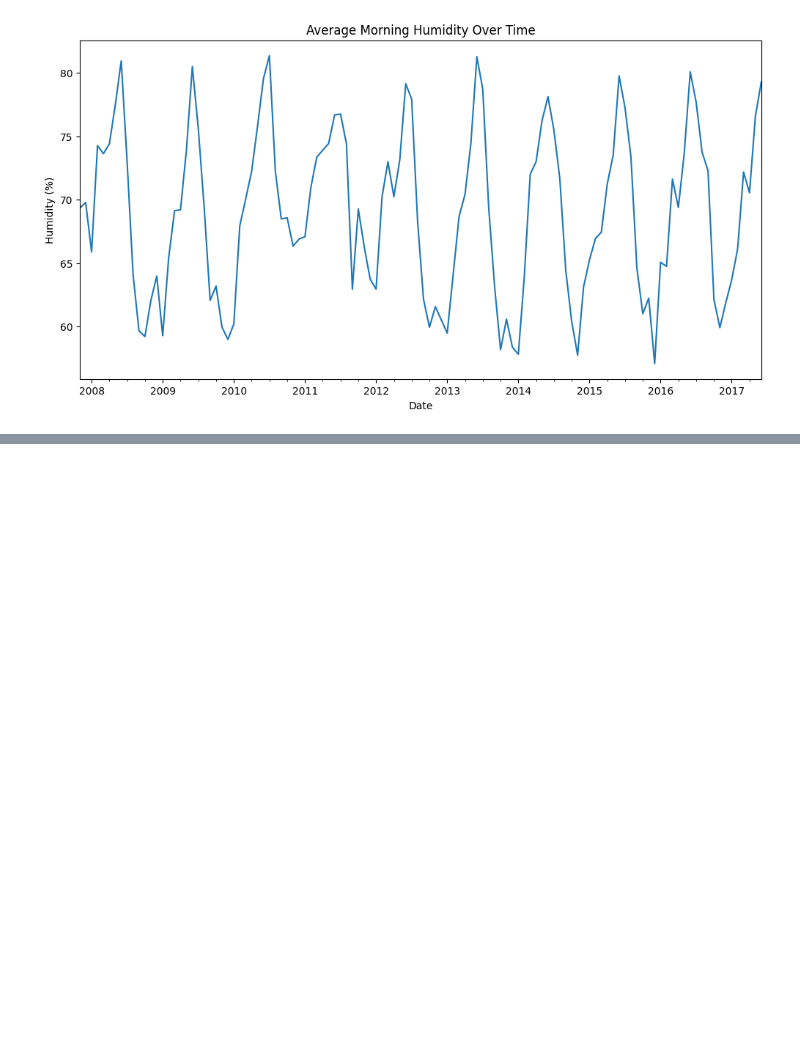
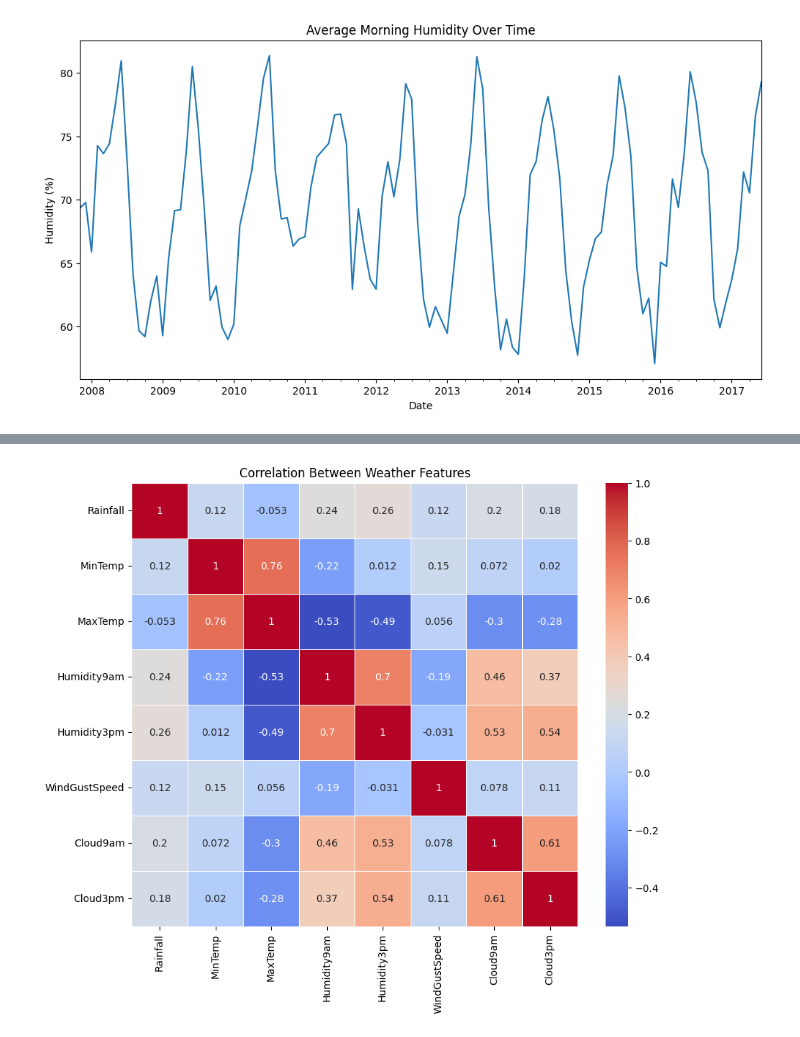
Before and after one commit to ibrahim-m-25/australianrainn, a Jupyter notebook: tcs.ipynb, the cells around one changed output, grey strips where cells are left out. Saved outputs shown, nothing was run; the diff lists cells and outputs as text; code cells hidden in the pictures; blank space fills up the shorter version.

```diff
--- a/tcs.ipynb
+++ b/tcs.ipynb
@@ -62,0 +77,9 @@ plt.show()
+# %%
+num_df = df[['Rainfall', 'MinTemp', 'MaxTemp', 'Humidity9am', 'Humidity3pm',
+             'WindGustSpeed', 'Cloud9am', 'Cloud3pm']].dropna()
+plt.figure(figsize=(10, 8))
+sns.heatmap(num_df.corr(), annot=True, cmap='coolwarm', linewidths=0.5)
+plt.title("Correlation Between Weather Features")
+plt.show()
+# %% [output]
+[figure, added]
```
Also changed, not shown: parts of 1 cell of this notebook.
